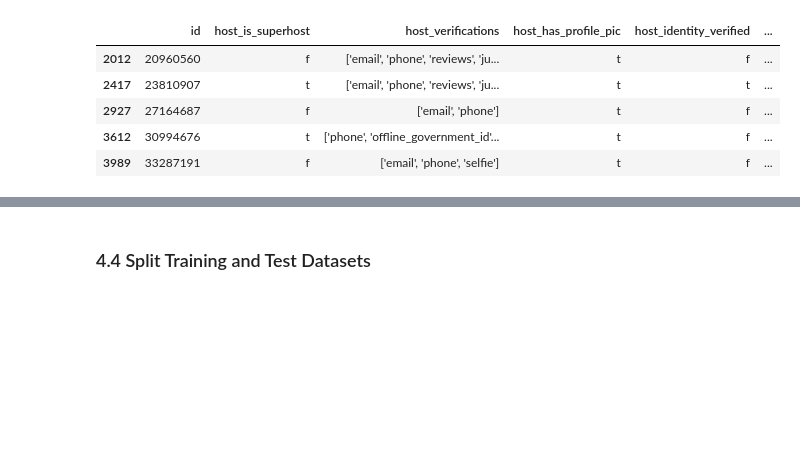
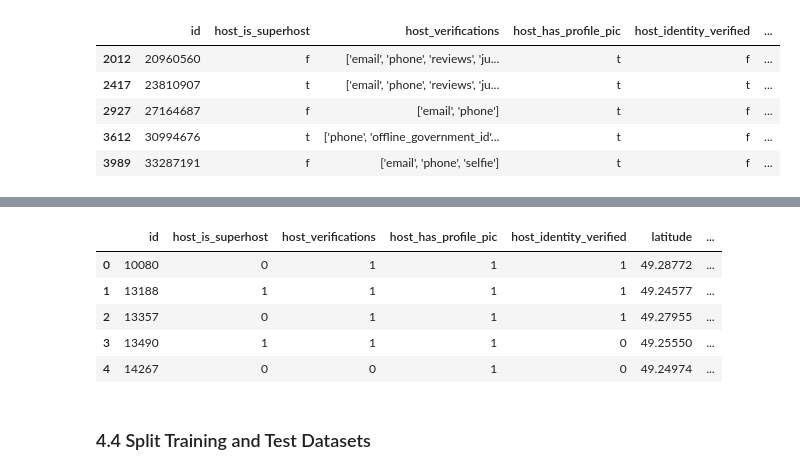
Before and after one commit to vcai01/data_science_talents, a Jupyter notebook: Airbnb_Vancouver_Part_1.ipynb, the cells around one changed output, grey strips where cells are left out. Saved outputs shown, nothing was run; the diff lists cells and outputs as text; code cells hidden in the pictures; blank space fills up the shorter version.

```diff
--- a/Airbnb_Vancouver_Part_1.ipynb
+++ b/Airbnb_Vancouver_Part_1.ipynb
@@ -603,3 +808,14 @@ dtype: int64
+# %%
+OneHot_encoded_df = pd.get_dummies(airbnb_newcomers)
+
+OneHot_encoded_df.head()
+# %% [output]
+|  | id | host_is_superhost | host_verifications | host_has_profile_pic | host_identity_verified | latitude | ... |
+| 0 | 10080 | 0 | 1 | 1 | 1 | 49.28772 | ... |
+| 1 | 13188 | 1 | 1 | 1 | 1 | 49.24577 | ... |
+| 2 | 13357 | 0 | 1 | 1 | 1 | 49.27955 | ... |
+| 3 | 13490 | 1 | 1 | 1 | 0 | 49.25550 | ... |
+| 4 | 14267 | 0 | 0 | 1 | 0 | 49.24974 | ... |
 # %% [markdown]
 ### 4.4 Split Training and Test Datasets
 # %%
```
Also changed, not shown: parts of 46 cells of this notebook.
